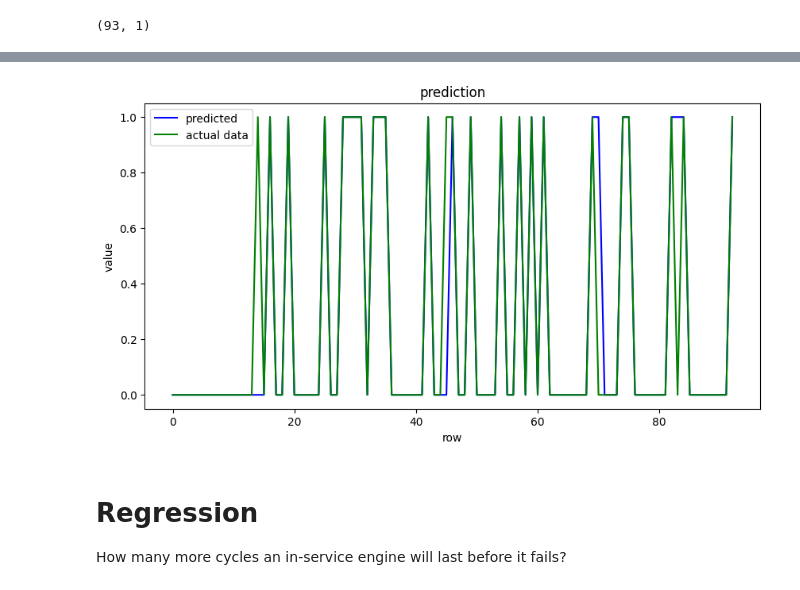
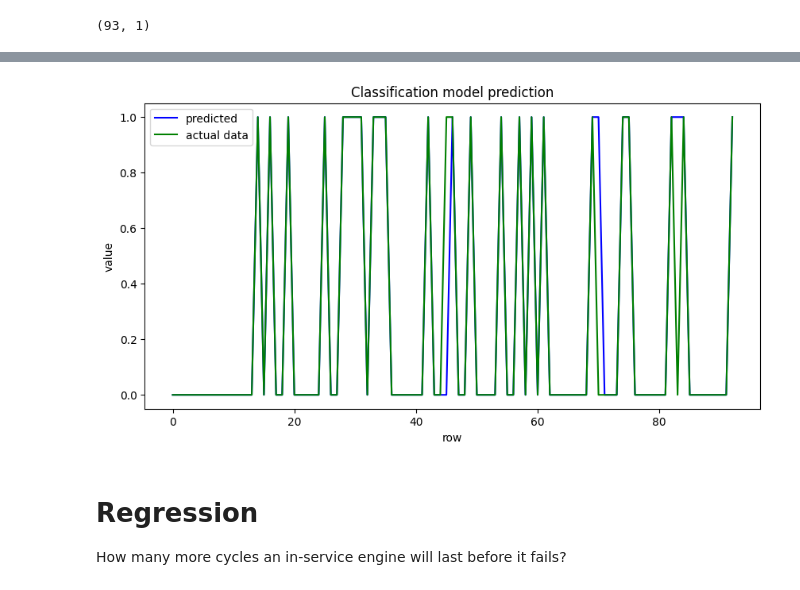
Before and after one commit to FelixNgFender/dashboard-web-app, a Jupyter notebook: data/Felix_Predictive_Maintenance_using_LSTM.ipynb, the cells around one changed output, grey strips where cells are left out. Drawn from its saved outputs; the diff is of its cells as text; code cells hidden in the pictures.

```diff
--- a/data/Felix_Predictive_Maintenance_using_LSTM.ipynb
+++ b/data/Felix_Predictive_Maintenance_using_LSTM.ipynb
@@ -460,17 +460,17 @@ results_df
 # %%
 # Plot in blue color the predicted data and in green color the
 # actual data to verify visually the accuracy of the model.
 fig_verify = plt.figure(figsize=(10, 5))
 plt.plot(y_pred_test, color="blue")
 plt.plot(y_true_test, color="green")
-plt.title('prediction')
+plt.title('Classification model prediction')
 plt.ylabel('value')
 plt.xlabel('row')
 plt.legend(['predicted', 'actual data'], loc='upper left')
 plt.show()
 fig_verify.savefig("model_verify.png")
 # %% [output]
-[figure, old version]
+[figure, new version]
 # %% [markdown]
 # Regression
 How many more cycles an in-service engine will last before it fails?
```
Also changed, not shown: parts of 13 cells of this notebook, 16 other files.
